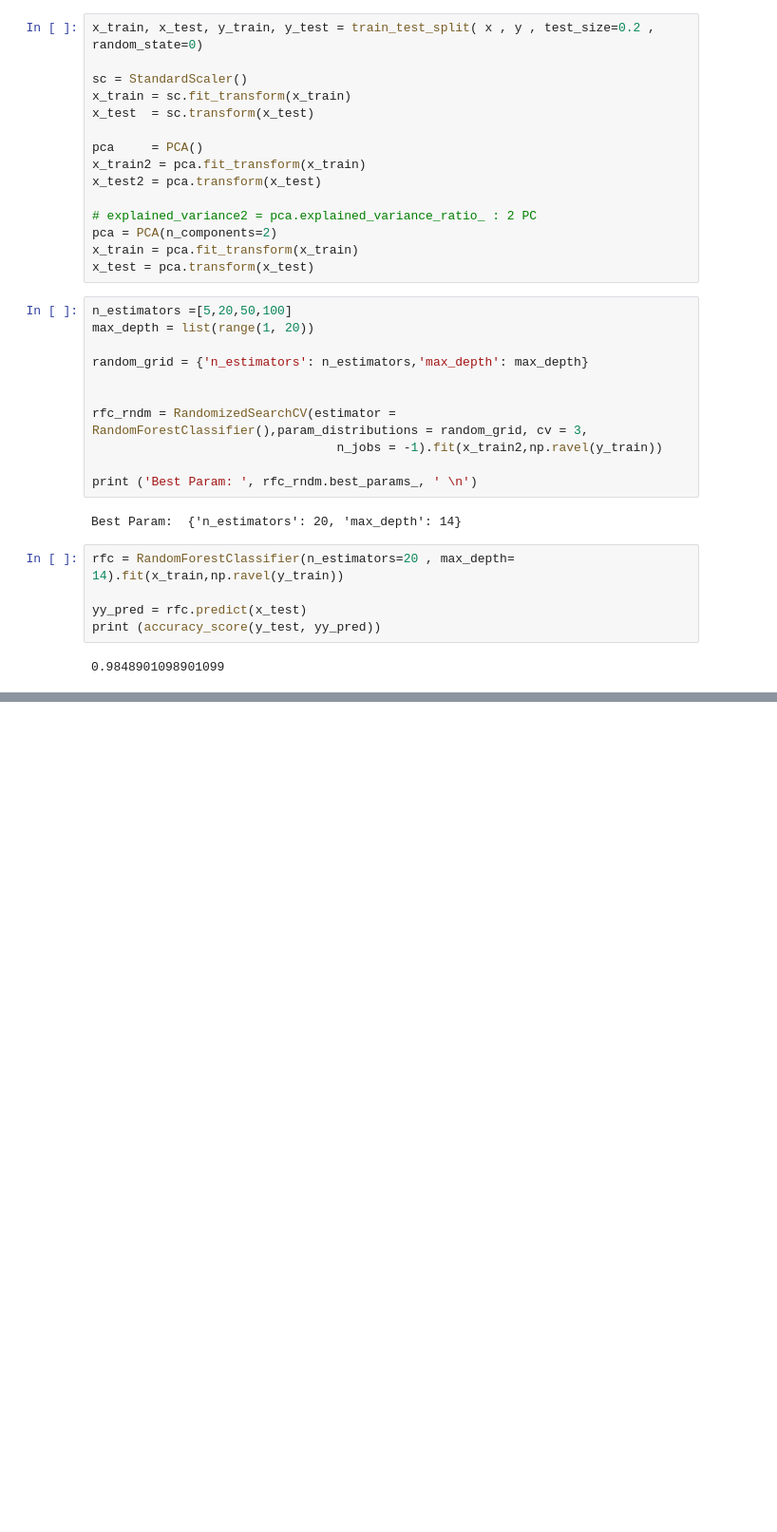
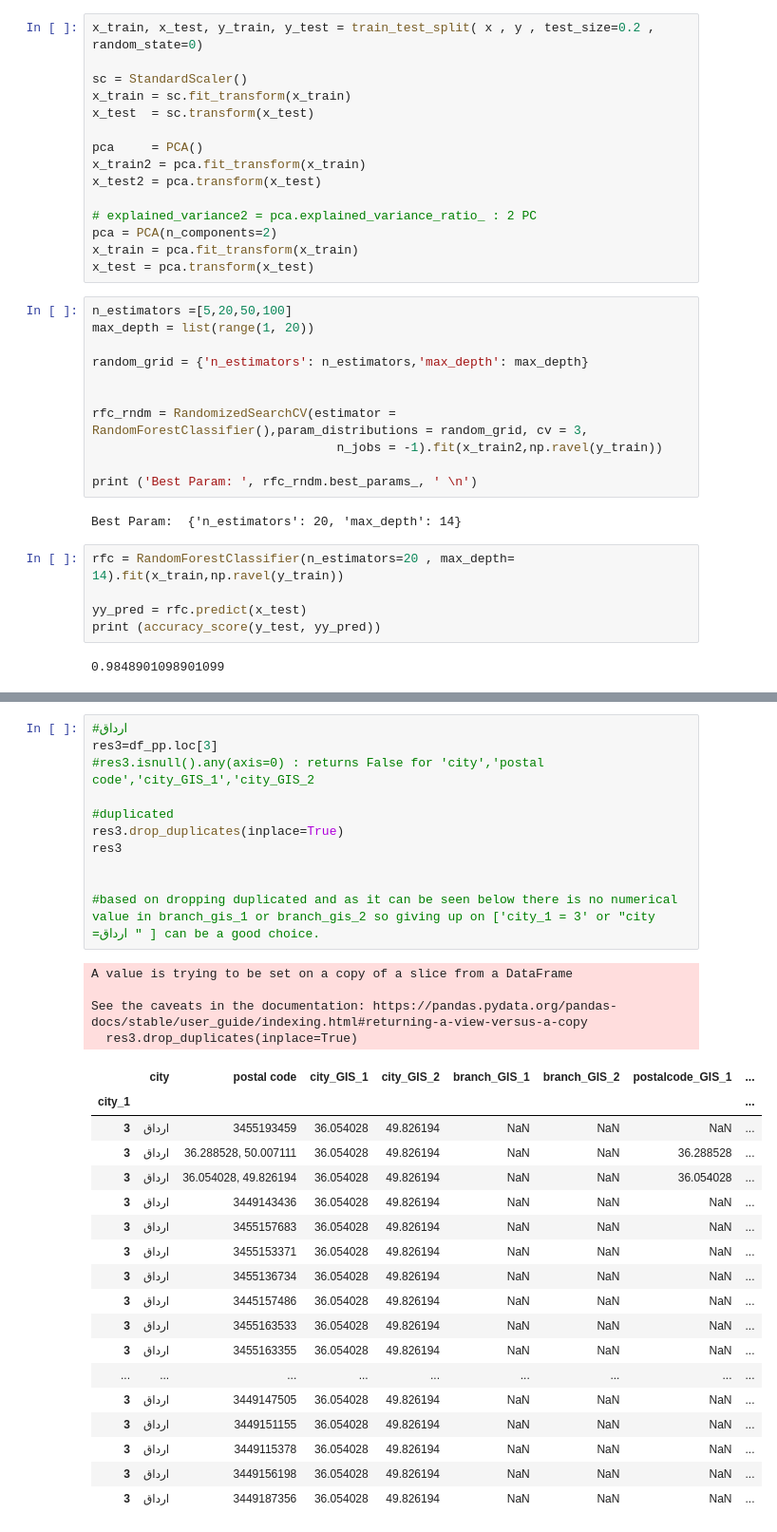
Before and after one commit to mmortazavi/ml_demystified, a Jupyter notebook: projects/gis/neginnezamloo_gis.ipynb, the cells around one changed output, grey strips where cells are left out. Shown at 95% size. Saved outputs shown, nothing was run; the diff lists cells and outputs as text; blank space fills up the shorter version.

```diff
--- a/projects/gis/neginnezamloo_gis.ipynb
+++ b/projects/gis/neginnezamloo_gis.ipynb
@@ -302,0 +506,34 @@ print (accuracy_score(y_test, yy_pred))
+# %%
+#ارداق
+res3=df_pp.loc[3]
+#res3.isnull().any(axis=0) : returns False for 'city','postal code','city_GIS_1','city_GIS_2
+
+#duplicated
+res3.drop_duplicates(inplace=True)
+res3
+
+
+#based on dropping duplicated and as it can be seen below there is no numerical value in branch_gis_1 or branch_gis_2 so giving up on ['city_1 = 3' or "city =ارداق " ] can be a good choice.
+# %% [output]
+A value is trying to be set on a copy of a slice from a DataFrame
+
+See the caveats in the documentation: https://pandas.pydata.org/pandas-docs/stable/user_guide/indexing.html#returning-a-view-versus-a-copy
+  res3.drop_duplicates(inplace=True)
+|  | city | postal code | city_GIS_1 | city_GIS_2 | branch_GIS_1 | branch_GIS_2 | postalcode_GIS_1 | ... |
+| city_1 |  |  |  |  |  |  |  | ... |
+| 3 | ارداق | 3455193459 | 36.054028 | 49.826194 | NaN | NaN | NaN | ... |
+| 3 | ارداق | 36.288528, 50.007111 | 36.054028 | 49.826194 | NaN | NaN | 36.288528 | ... |
+| 3 | ارداق | 36.054028, 49.826194 | 36.054028 | 49.826194 | NaN | NaN | 36.054028 | ... |
+| 3 | ارداق | 3449143436 | 36.054028 | 49.826194 | NaN | NaN | NaN | ... |
+| 3 | ارداق | 3455157683 | 36.054028 | 49.826194 | NaN | NaN | NaN | ... |
+| 3 | ارداق | 3455153371 | 36.054028 | 49.826194 | NaN | NaN | NaN | ... |
+| 3 | ارداق | 3455136734 | 36.054028 | 49.826194 | NaN | NaN | NaN | ... |
+| 3 | ارداق | 3445157486 | 36.054028 | 49.826194 | NaN | NaN | NaN | ... |
+| 3 | ارداق | 3455163533 | 36.054028 | 49.826194 | NaN | NaN | NaN | ... |
+| 3 | ارداق | 3455163355 | 36.054028 | 49.826194 | NaN | NaN | NaN | ... |
+| ... | ... | ... | ... | ... | ... | ... | ... | ... |
+| 3 | ارداق | 3449147505 | 36.054028 | 49.826194 | NaN | NaN | NaN | ... |
+| 3 | ارداق | 3449151155 | 36.054028 | 49.826194 | NaN | NaN | NaN | ... |
+| 3 | ارداق | 3449115378 | 36.054028 | 49.826194 | NaN | NaN | NaN | ... |
+| 3 | ارداق | 3449156198 | 36.054028 | 49.826194 | NaN | NaN | NaN | ... |
+| 3 | ارداق | 3449187356 | 36.054028 | 49.826194 | NaN | NaN | NaN | ... |
```
Also changed, not shown: parts of 47 cells of this notebook.
